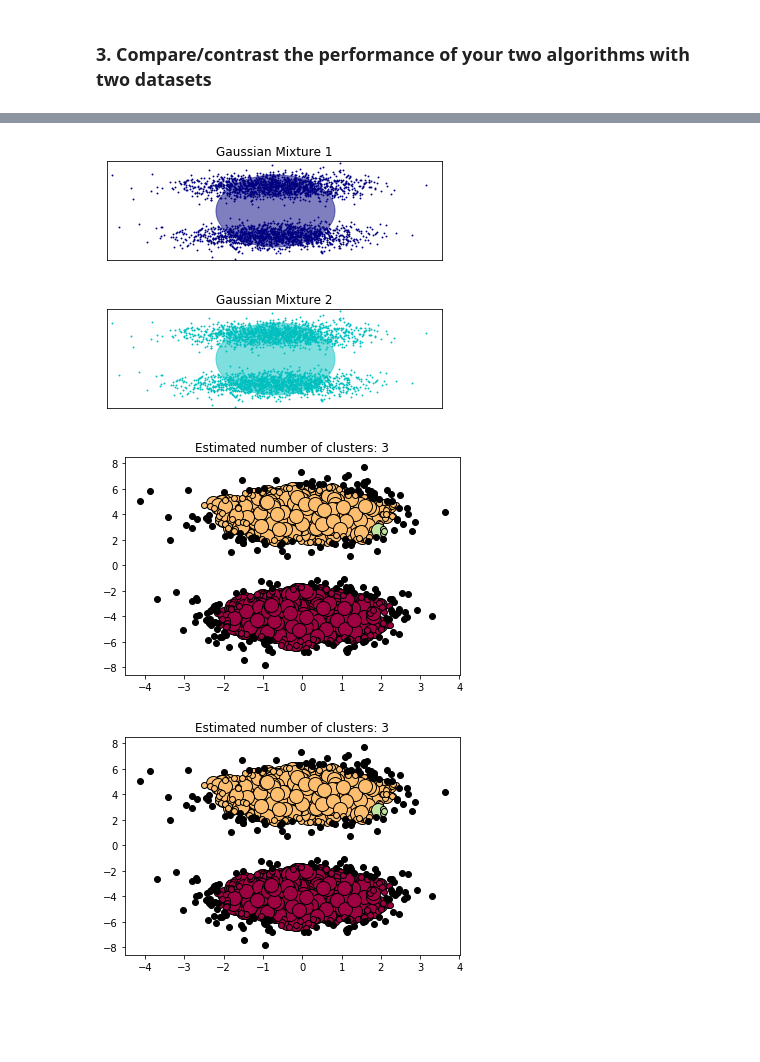
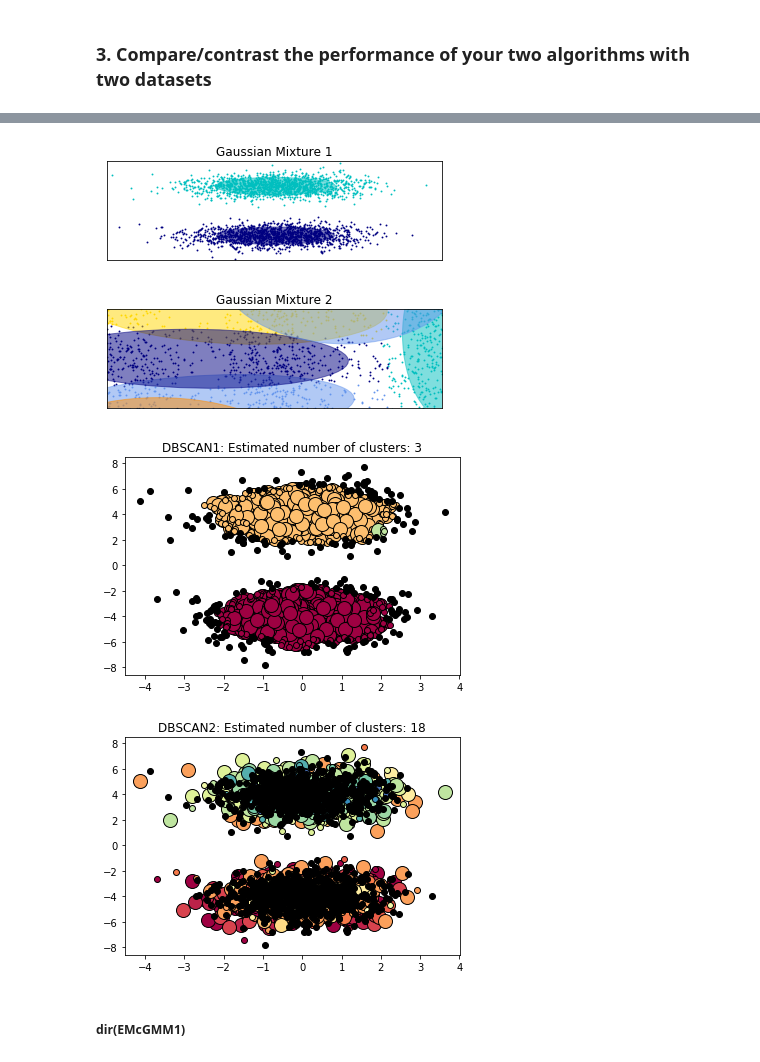
Before and after one commit to schwaaweb/aimlds1_08-UnsupervisedLearning, a Jupyter notebook: F08_SC1-DJ--Clustering_Sprint_Challenge.ipynb, the cells around one changed output, grey strips where cells are left out. Drawn from its saved outputs; the diff is of its cells as text; code cells hidden in the pictures; blank space fills up the shorter version.

```diff
--- a/F08_SC1-DJ--Clustering_Sprint_Challenge.ipynb
+++ b/F08_SC1-DJ--Clustering_Sprint_Challenge.ipynb
@@ -82,17 +93,23 @@ array([ 0.64910455, -0.25797422,  0.05403485, ...,  0.55177136,
 # Second dataset
 set2 = pd.read_csv('clustering_set2.csv')
 X2 = set2[['x','y']].values
+# %%
+# Going to use this dataset as an alternative to clustering_set2.csv
+points = np.vstack(((np.random.multivariate_normal([0, 0], [[1, 0], [0, 100]] , 1000)),
+                  (np.random.multivariate_normal([4, 4], [[1, 0], [0, 100]] , 1000)),
+                  (np.random.multivariate_normal([-4, -4], [[1, 0], [0, 100]] , 1000))))
+#points
 # %%
 from sklearn import cluster, mixture
 
-EMcGMM1 = mixture.GaussianMixture(n_components=1, covariance_type='full')
-EMcGMM2 = mixture.GaussianMixture(n_components=1, covariance_type='full')
+EMcGMM1 = mixture.GaussianMixture(n_components=2, covariance_type='full')
+EMcGMM2 = mixture.GaussianMixture(n_components=6, covariance_type='full')
 DBSCAN1 = cluster.DBSCAN(eps=0.3, min_samples=10)
-DBSCAN2 = cluster.DBSCAN(eps=0.3, min_samples=10)
+DBSCAN2 = cluster.DBSCAN(eps=0.6, min_samples=14)
 # %%
 %%time
 EMcGMM1.fit(X1)
-EMcGMM2.fit(X2)
+EMcGMM2.fit(points)
 DBSCAN1.fit(X1)
-DBSCAN2.fit(X2)
+DBSCAN2.fit(points)
 # %% [output]
@@ -140,7 +157,7 @@ def plot_results(X, Y_, means, covariances, index, title):
 
 
 
-def plot_DBSCAN(db):
+def plot_DBSCAN(db, label):
     core_samples_mask = np.zeros_like(db.labels_, dtype=bool)
     core_samples_mask[db.core_sample_indices_] = True
     labels = db.labels_
@@ -156,38 +173,39 @@ def plot_DBSCAN(db):
         if k == -1:
             # Black used for noise.
             col = [0, 0, 0, 1]
 
         class_member_mask = (labels == k)
 
         xy = X[class_member_mask & core_samples_mask]
         plt.plot(xy[:, 0], xy[:, 1], 'o', markerfacecolor=tuple(col),
                  markeredgecolor='k', markersize=14)
 
         xy = X[class_member_mask & ~core_samples_mask]
         plt.plot(xy[:, 0], xy[:, 1], 'o', markerfacecolor=tuple(col),
                  markeredgecolor='k', markersize=6)
 
-    plt.title('Estimated number of clusters: %d' % n_clusters_)
+
+    plt.title(label + ': Estimated number of clusters: %d' % n_clusters_)
     plt.show()
 
 
 
 
 
 
 plot_results(X1, EMcGMM1.predict(X1), EMcGMM1.means_, EMcGMM1.covariances_, 1,
              'Gaussian Mixture 1')
 plt.show()
 
-plot_results(X2, EMcGMM2.predict(X2), EMcGMM2.means_, EMcGMM2.covariances_, 1,
+plot_results(points, EMcGMM2.predict(points), EMcGMM2.means_, EMcGMM2.covariances_, 1,
              'Gaussian Mixture 2')
 plt.show()
 
 
-plot_DBSCAN(DBSCAN1)
-plot_DBSCAN(DBSCAN2)
+plot_DBSCAN(DBSCAN1, 'DBSCAN1')
+plot_DBSCAN(DBSCAN2, 'DBSCAN2')
 # %% [output]
-[figure, old version]
+[figure, new version]
-[figure, old version]
+[figure, new version]
-[figure, old version]
+[figure, new version]
-[figure, old version]
+[figure, new version]
@@ -196,3 +212,5 @@ plot_DBSCAN(DBSCAN2)
+# %% [markdown]
+##### dir(EMcGMM1)
 # %%
 !git status && date
 # %% [output]
```
Also changed, not shown: parts of 5 cells of this notebook.
